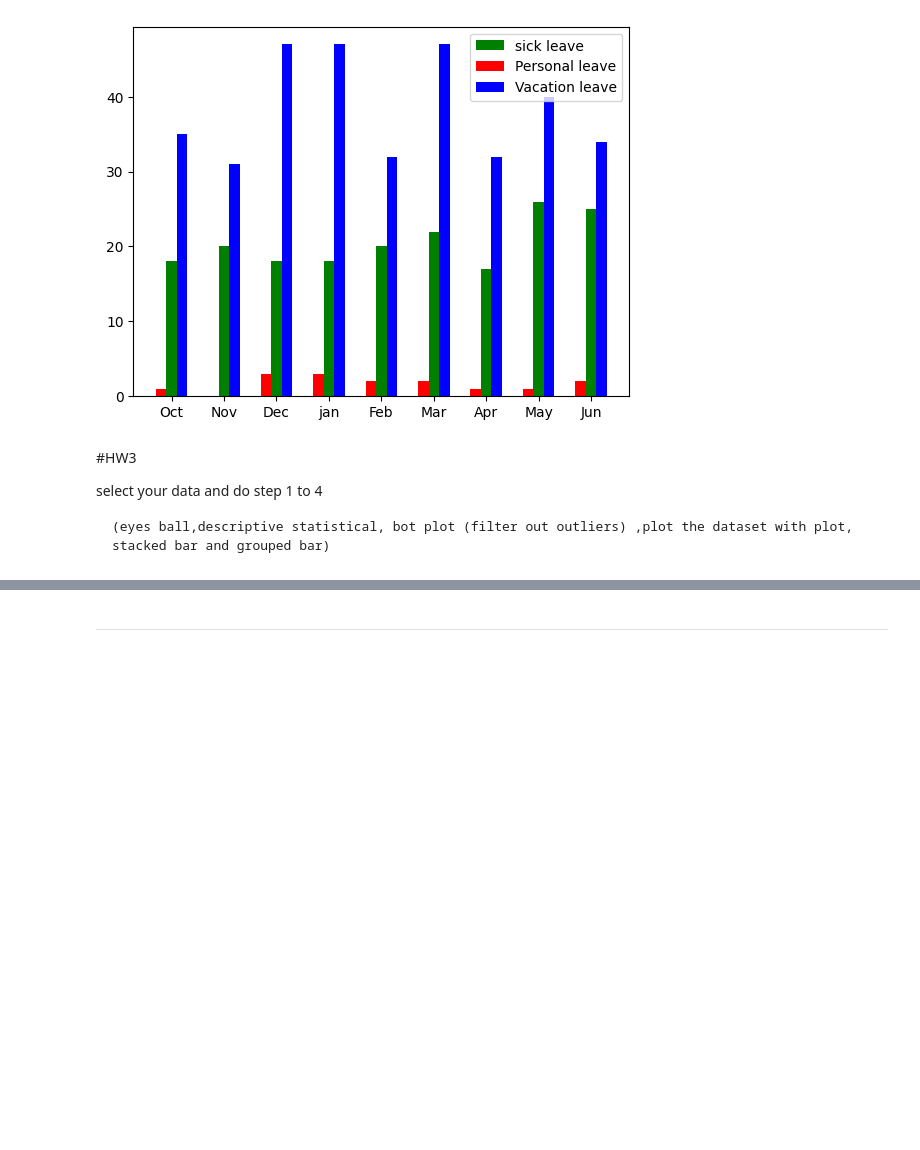
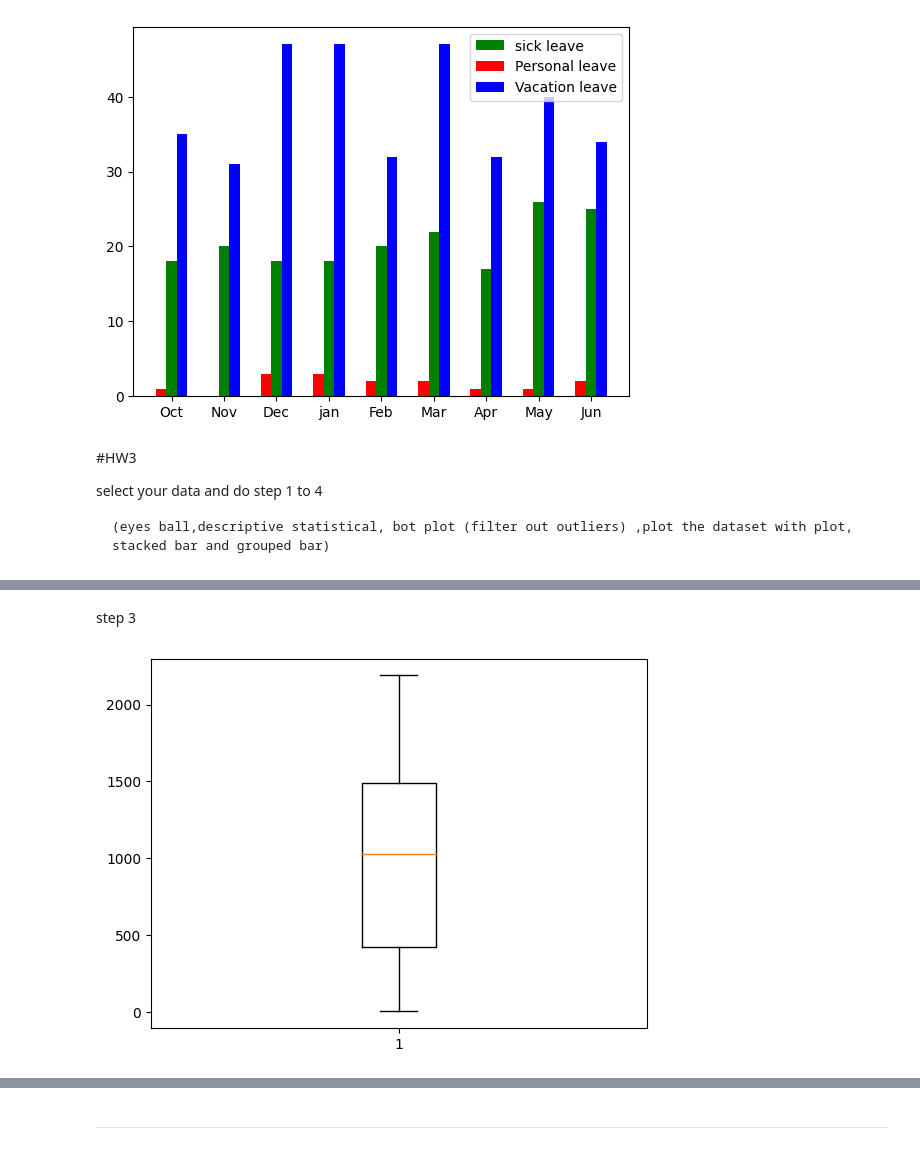
Before and after one commit to sitthatkaja/DPDM2023, a Jupyter notebook: Data102(Chapter2).ipynb, the cells around one changed output, grey strips where cells are left out. Saved outputs shown, nothing was run; the diff lists cells and outputs as text; code cells hidden in the pictures; blank space fills up the shorter version.

````diff
--- a/Data102(Chapter2).ipynb
+++ b/Data102(Chapter2).ipynb
@@ -494,3 +477,6 @@ select your data and do step 1 to 4
 ```
 (eyes ball,descriptive statistical, bot plot (filter out outliers) ,plot the dataset with plot, stacked bar and grouped bar)
 ```
+# %%
+HWtable = pandas.read_csv('/content/drive/MyDrive/DPDM23_DATA/bloodtest.csv')
+HWtable
@@ -496,0 +529,13 @@ select your data and do step 1 to 4
+# %%
+HWtable[['sex_female']] = HWtable[['sex_female']].fillna(0)
+HWtable[['sex_unidentified']] = HWtable[['sex_unidentified']].fillna(0)
+HWtable[['vehicle_sedan ']] = HWtable[['vehicle_sedan ']].fillna(0)
+HWtable[['vehicle_truck']] = HWtable[['vehicle_truck']].fillna(0)
+HWtable[['vehicle_motorcycle']] = HWtable[['vehicle_motorcycle']].fillna(0)
+HWtable[['vehicle_freightbicycles']] = HWtable[['vehicle_freightbicycles']].fillna(0)
+HWtable[['vehicle_bicycle']] = HWtable[['vehicle_bicycle']].fillna(0)
+HWtable[['vehicle_farmtruck']] = HWtable[['vehicle_farmtruck']].fillna(0)
+HWtable[['vehicle_van']] = HWtable[['vehicle_van']].fillna(0)
+HWtable[['vehicle_bus']] = HWtable[['vehicle_bus']].fillna(0)
+HWtable[['vehicle_other']] = HWtable[['vehicle_other']].fillna(0)
+HWtable[['vehicle_unidentified']] = HWtable[['vehicle_unidentified']].fillna(0)
@@ -496,0 +587,3 @@ select your data and do step 1 to 4
+# %%
+n_table = HWtable[['organization','total testing','results_over_limit','results_limit','vehicle_motorcycle','vehicle_sedan ','vehicle_pickup']]
+n_table
@@ -496,0 +607,6 @@ select your data and do step 1 to 4
+# %% [markdown]
+step 3
+# %%
+plt.boxplot(n_table['total testing']);
+# %% [output]
+[figure, added]
````
Also changed, not shown: parts of 24 cells of this notebook.
